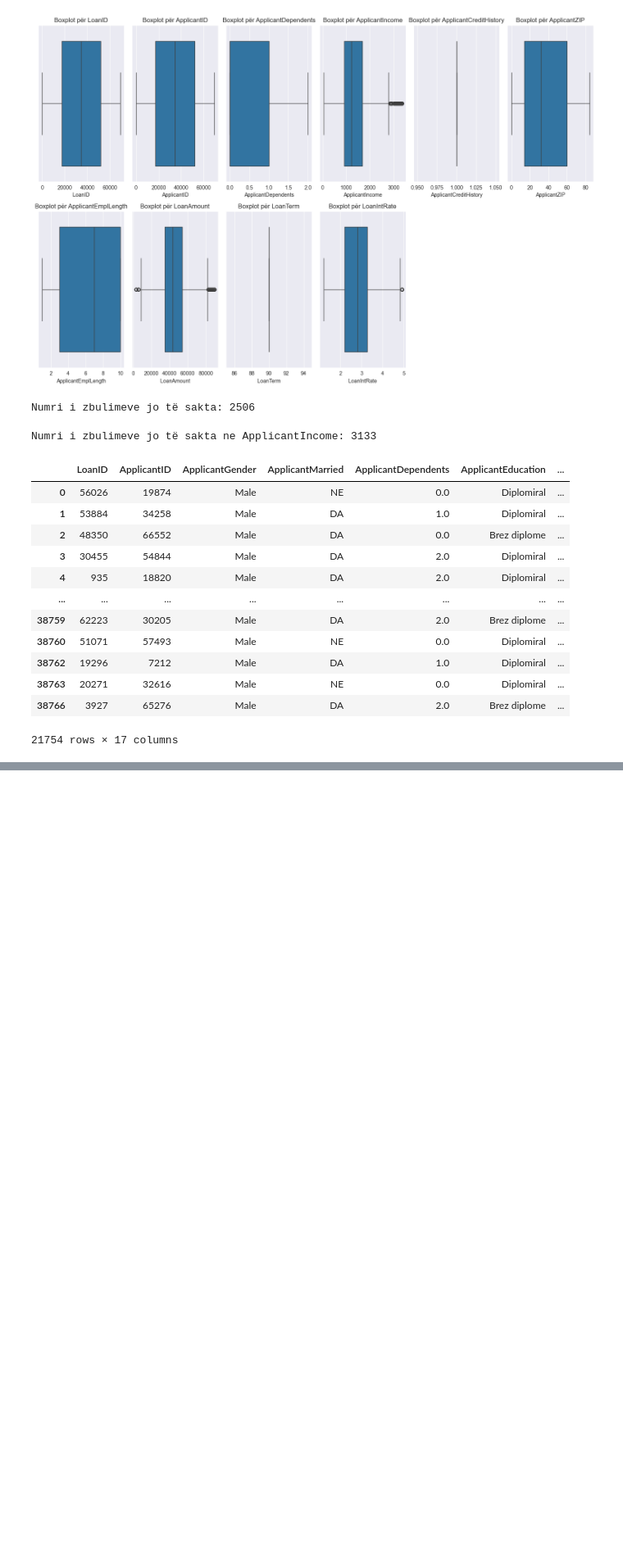
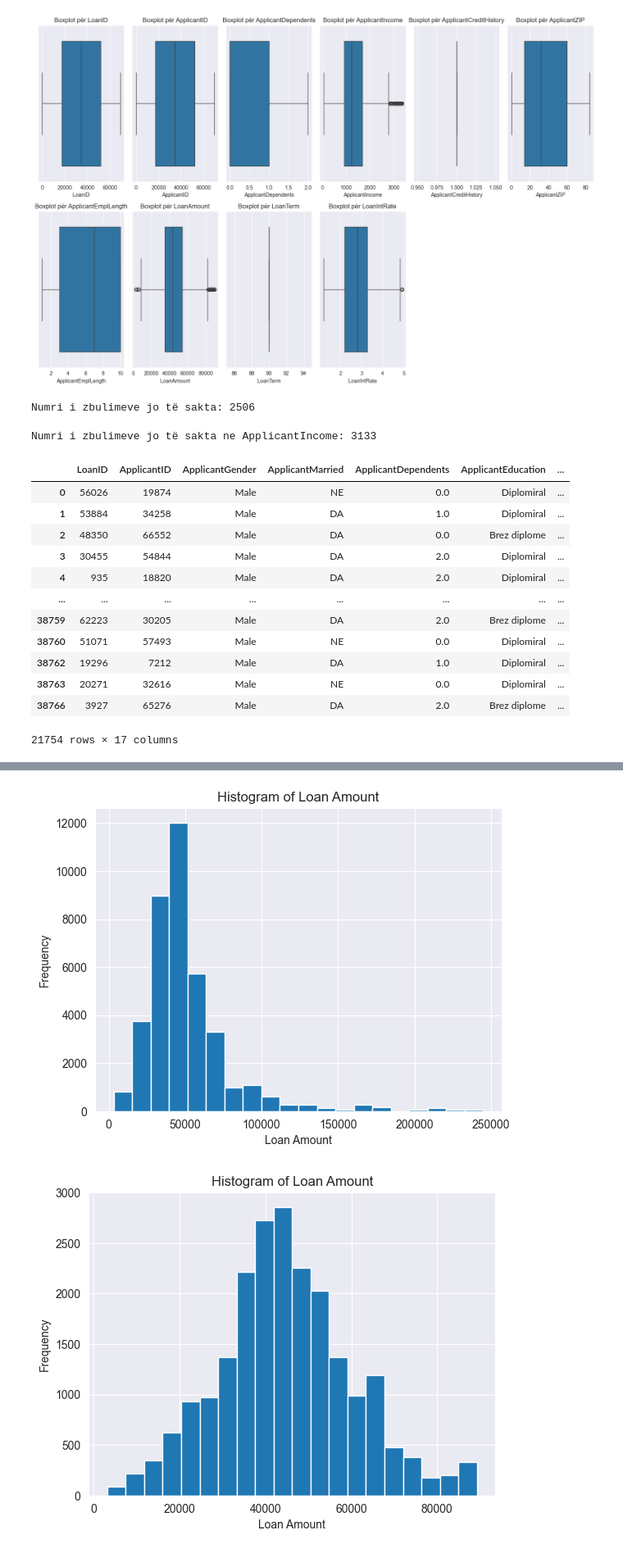
Before and after one commit to kaltrinabaliu/PergatitjaDheVizualizimiiTeDhenave, a Jupyter notebook: BankingDatasetForLoan.ipynb, the cells around one changed output, grey strips where cells are left out. Shown at 82% size. Cells and saved outputs as stored; diff of their text form; code cells hidden in the pictures; blank space fills up the shorter version.

Commit message:
histograme per analizime

```diff
--- a/BankingDatasetForLoan.ipynb
+++ b/BankingDatasetForLoan.ipynb
@@ -232,0 +248,17 @@ df_cleaned
+# %%
+# Histogram për shpërndarjen e të dhënave
+df['LoanAmount'].hist(bins=20)
+plt.title('Histogram of Loan Amount')
+plt.xlabel('Loan Amount')
+plt.ylabel('Frequency')
+plt.show()
+
+# Histogram për shpërndarjen e të dhënave
+df_cleaned['LoanAmount'].hist(bins=20)
+plt.title('Histogram of Loan Amount')
+plt.xlabel('Loan Amount')
+plt.ylabel('Frequency')
+plt.show()
+# %% [output]
+[figure, added]
+[figure, added]
```
Also changed, not shown: parts of 1 cell of this notebook.
